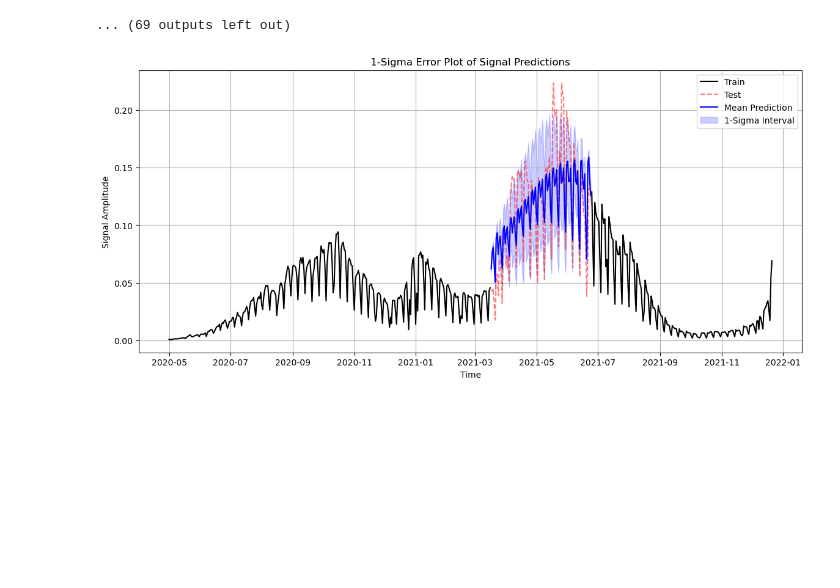
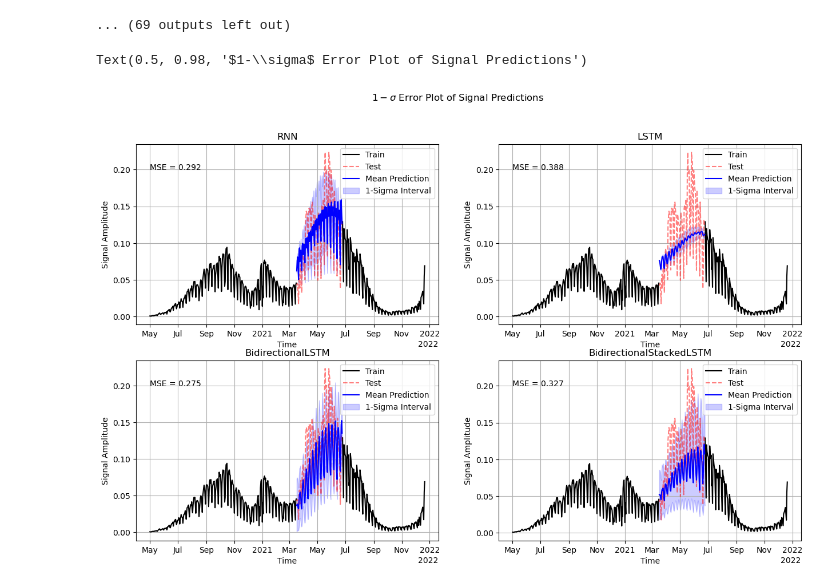
Before and after one commit to matiasleize/final_exam_ML, a Jupyter notebook: final_covid.ipynb, the cells around one changed output. Cells and saved outputs as stored; diff of their text form; code cells hidden in the pictures; blank space fills up the shorter version.

```diff
--- a/final_covid.ipynb
+++ b/final_covid.ipynb
@@ -21,7 +21,7 @@ Vamos a trabajar con los registros diarios de casos confirmados y tasa de positi
 # %%
 d = pd.read_csv(os.path.join(path_git, 'source', 'covidProcesado.csv'))
 d.loc[:,'fecha_diagnostico'] = pd.to_datetime(d.fecha_diagnostico)
-d = d.groupby(pd.Grouper(key = 'fecha_diagnostico', freq = '7D')).agg({'Confirmado' : sum,
+d = d.groupby(pd.Grouper(key = 'fecha_diagnostico', freq = '1D')).agg({'Confirmado' : sum,
                                                                       'tasa' : np.mean}).reset_index()
 d.info()
 # %% [output]
@@ -465,38 +465,48 @@ INFO:tensorflow:Assets written to: ram://da9666f6-39e3-4d8a-af00-19f95ba87484/as
 INFO:tensorflow:Assets written to: ram://da9666f6-39e3-4d8a-af00-19f95ba87484/assets
 ... (69 outputs left out)
 # %%
-output = np.load('saved_iterations/prediction_mean_weightedCOVID_RNN.npy')
+import matplotlib.dates as mdates
+mods = ['RNN', 'LSTM', 'BidirectionalLSTM', 'BidirectionalStackedLSTM']
 
-# Create a time vector assuming all signals have the same length
-num_steps = output.shape[0]
-dt = 1
-t = np.linspace(0, num_steps * dt, num_steps)
+fig, axs = plt.subplots(2,2, figsize = (15, 9))
 
-# Calculate the mean and standard deviation of the predictions
-mean_prediction = np.mean(output, axis=1)
-std_prediction = np.std(output, axis=1)
+for m, ax in zip(mods, fig.get_axes()):
 
-# Plot the original signals
-fig, ax = plt.subplots(figsize=(14, 6))
-ax.plot(t_1, raw_seq_1, 'k', label='Train')
-ax.plot(t_2, raw_seq_2, 'k')
-ax.plot(t_window, raw_seq_window, '--r', label='Test', alpha=0.5)
+    output = np.load(f'saved_iterations/prediction_mean_weightedCOVID_{m}.npy')
+    num_steps = output.shape[0]
+    dt = 1
+    t = np.linspace(0, num_steps * dt, num_steps)
 
-# Plot the mean prediction
-ax.plot(t_window, mean_prediction, 'b', label='Mean Prediction')
+    # Calculate the mean and standard deviation of the predictions
+    mean_prediction = np.mean(output, axis=1)
+    std_prediction = np.std(output, axis=1)
 
-# Plot the 1-sigma confidence interval
-ax.fill_between(t_window, mean_prediction - std_prediction, mean_prediction + std_prediction, color='blue', alpha=0.2, label='1-Sigma Interval')
 
-# Add grid, legend, and labels
-ax.grid()
-ax.legend()
-ax.set_xlabel('Time')
-ax.set_ylabel('Signal Amplitude')
-ax.set_title('1-Sigma Error Plot of Signal Predictions')
+    ax.plot(t_1, raw_seq_1, 'k', label='Train')
+    ax.plot(t_2, raw_seq_2, 'k')
+    ax.plot(t_window, raw_seq_window, '--r', label='Test', alpha=0.5)
 
-# Save the figure
+    # Plot the mean prediction
+    ax.plot(t_window, mean_prediction, 'b', label='Mean Prediction')
 
-plt.show()
+    # Plot the 1-sigma confidence interval
+    ax.fill_between(t_window, mean_prediction - std_prediction, mean_prediction + std_prediction, color='blue', alpha=0.2, label='1-Sigma Interval')
+
+    # Add grid, legend, and labels
+    ax.grid()
+    ax.legend()
+    ax.set_xlabel('Time')
+    ax.set_ylabel('Signal Amplitude')
+    ax.set_title(f'{m}')
+    mse = MSE(raw_seq_window, output)
+    ax.text(t_1[0], 0.2, f'MSE = {round(mse,3)}')
+
+    ax.xaxis.set_major_formatter(mdates.ConciseDateFormatter(ax.xaxis.get_major_locator()))
+
+
+
+
+fig.suptitle(r'$1-\sigma$ Error Plot of Signal Predictions')
 # %% [output]
+Text(0.5, 0.98, '$1-\\sigma$ Error Plot of Signal Predictions')
-[figure, old version]
+[figure, new version]
```
Also changed, not shown: parts of 13 cells of this notebook.
